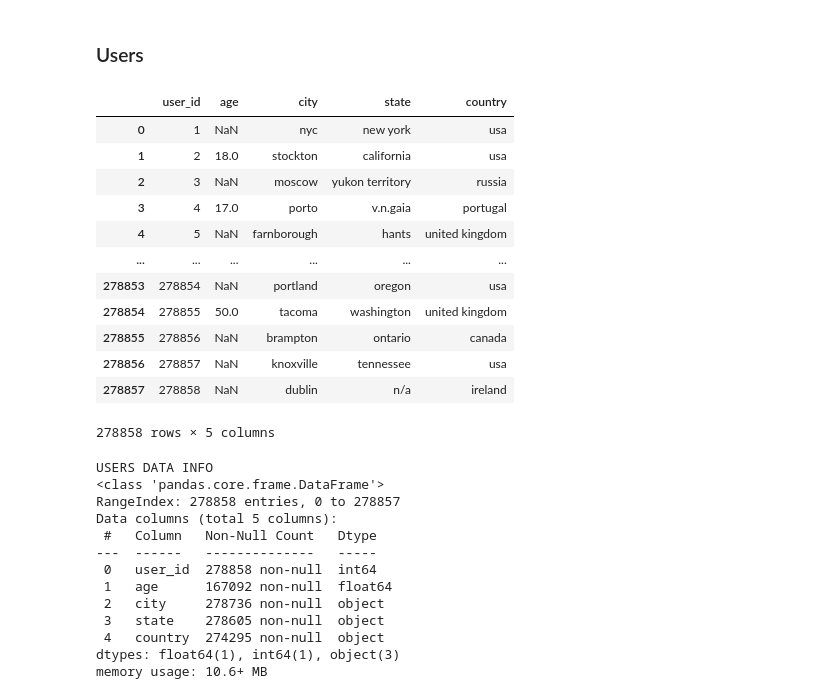
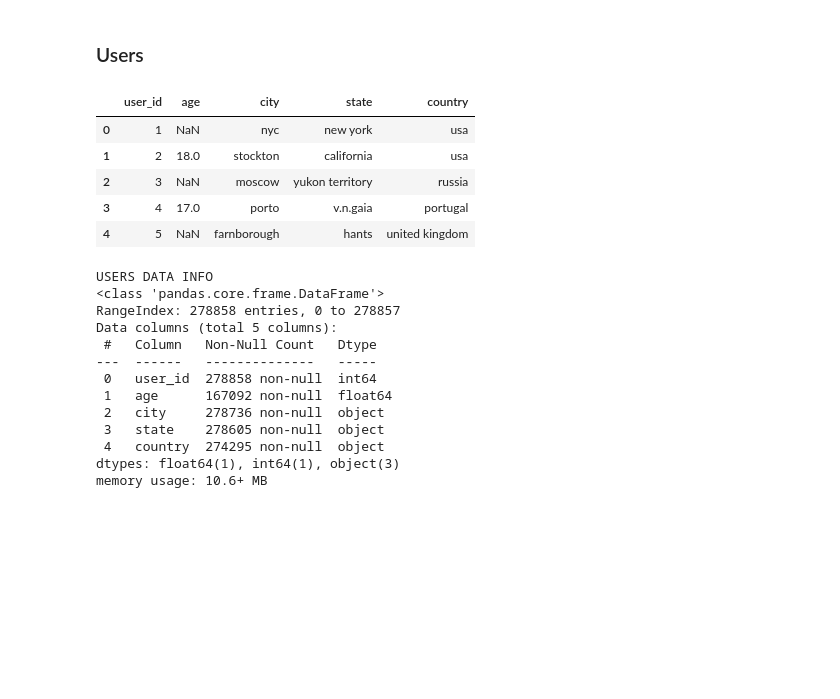
Before and after one commit to fichtnerma/Recommender, a Jupyter notebook: data-exploration.ipynb, the cells around one changed output. Saved outputs shown, nothing was run; the diff lists cells and outputs as text; code cells hidden in the pictures; blank space fills up the shorter version.

```diff
--- a/data-exploration.ipynb
+++ b/data-exploration.ipynb
@@ -82,21 +75,14 @@ BOOKS isnull
 # %% [markdown]
 ### Users
 # %%
-users
+users.head()
 # %% [output]
 |  | user_id | age | city | state | country |
 | 0 | 1 | NaN | nyc | new york | usa |
 | 1 | 2 | 18.0 | stockton | california | usa |
 | 2 | 3 | NaN | moscow | yukon territory | russia |
 | 3 | 4 | 17.0 | porto | v.n.gaia | portugal |
 | 4 | 5 | NaN | farnborough | hants | united kingdom |
-| ... | ... | ... | ... | ... | ... |
-| 278853 | 278854 | NaN | portland | oregon | usa |
-| 278854 | 278855 | 50.0 | tacoma | washington | united kingdom |
-| 278855 | 278856 | NaN | brampton | ontario | canada |
-| 278856 | 278857 | NaN | knoxville | tennessee | usa |
-| 278857 | 278858 | NaN | dublin | n/a | ireland |
-278858 rows × 5 columns
 # %%
 print("USERS DATA INFO")
 users.info()
```
Also changed, not shown: parts of 2 cells of this notebook.
